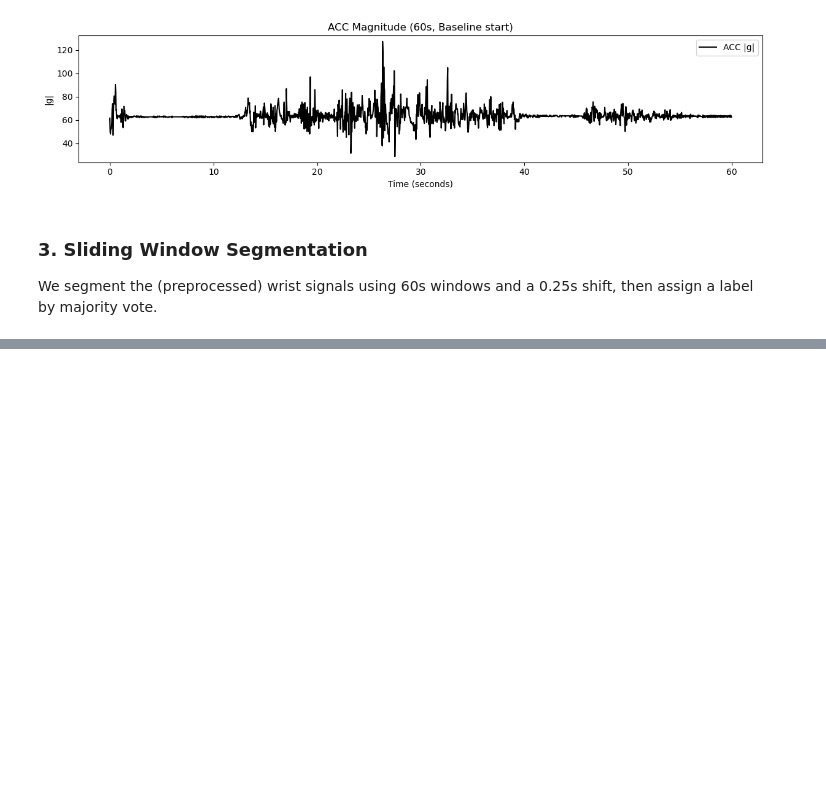
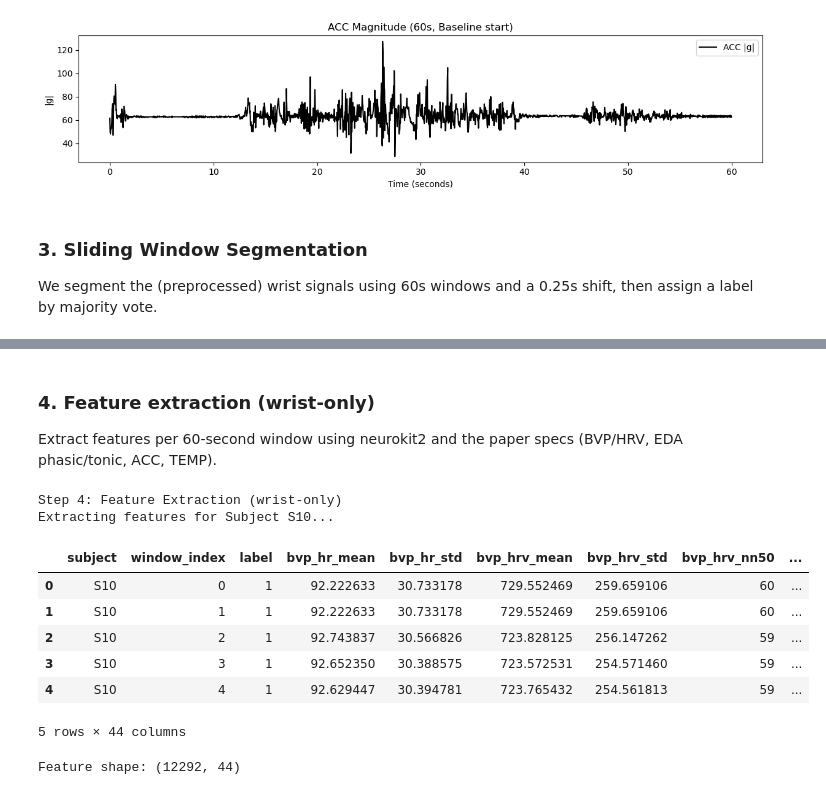
Before and after one commit to LouieDaans232345/healthcare-project, a Jupyter notebook: signals.ipynb, the cells around one changed output, grey strips where cells are left out. Cells and saved outputs as stored; diff of their text form; code cells hidden in the pictures; blank space fills up the shorter version.

Commit message:
update added feature extraction (not done yet)

```diff
--- a/signals.ipynb
+++ b/signals.ipynb
@@ -574,0 +627,46 @@ Distribution of segment labels: [   0 4720 2900 1488 3184]
+# %% [markdown]
+### 4. Feature extraction (wrist-only)
+
+Extract features per 60-second window using neurokit2 and the paper specs (BVP/HRV, EDA phasic/tonic, ACC, TEMP).
+# %%
+# Step 4: Feature extraction
+print("\nStep 4: Feature Extraction (wrist-only)")
+
+import importlib
+importlib.reload(h)
+
+fs_wrist = {"BVP": 64, "EDA": 4, "TEMP": 4, "ACC": 32}
+
+# Set to a subject id (e.g., "S10") for a quick test, or None for all subjects.
+TEST_SUBJECT = "S10"
+
+if TEST_SUBJECT:
+    features_df = h.build_feature_dataframe_for_subject(
+        segments_by_subject,
+        TEST_SUBJECT,
+        fs_wrist=fs_wrist,
+        fallback="prev",
+        acc_smooth_window_s=1.0,
+    )
+else:
+    features_df = h.build_feature_dataframe(
+        segments_by_subject,
+        fs_wrist=fs_wrist,
+        fallback="prev",
+        acc_smooth_window_s=1.0,
+        verbose=True,
+    )
+
+display(features_df.head())
+print("Feature shape:", features_df.shape)
+# %% [output]
+Step 4: Feature Extraction (wrist-only)
+Extracting features for Subject S10...
+|  | subject | window_index | label | bvp_hr_mean | bvp_hr_std | bvp_hrv_mean | bvp_hrv_std | bvp_hrv_nn50 | ... |
+| 0 | S10 | 0 | 1 | 92.222633 | 30.733178 | 729.552469 | 259.659106 | 60 | ... |
+| 1 | S10 | 1 | 1 | 92.222633 | 30.733178 | 729.552469 | 259.659106 | 60 | ... |
+| 2 | S10 | 2 | 1 | 92.743837 | 30.566826 | 723.828125 | 256.147262 | 59 | ... |
+| 3 | S10 | 3 | 1 | 92.652350 | 30.388575 | 723.572531 | 254.571460 | 59 | ... |
+| 4 | S10 | 4 | 1 | 92.629447 | 30.394781 | 723.765432 | 254.561813 | 59 | ... |
+5 rows × 44 columns
+Feature shape: (12292, 44)
```
Also changed, not shown: parts of 6 cells of this notebook, 1 other file.
